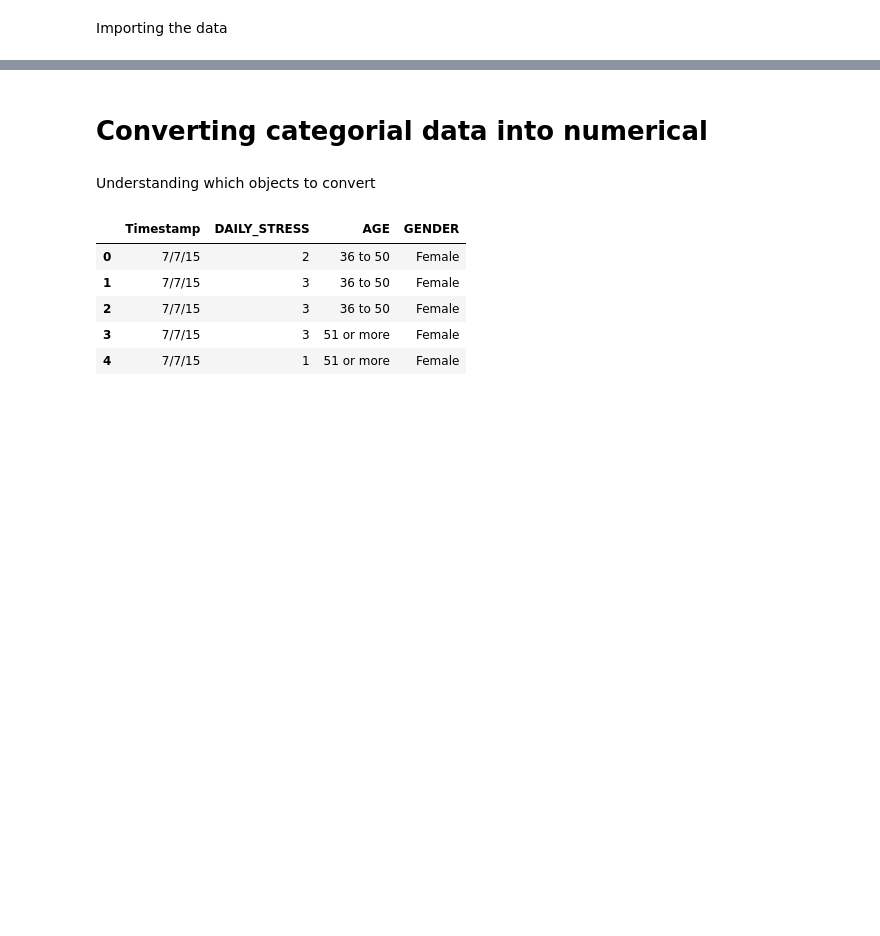
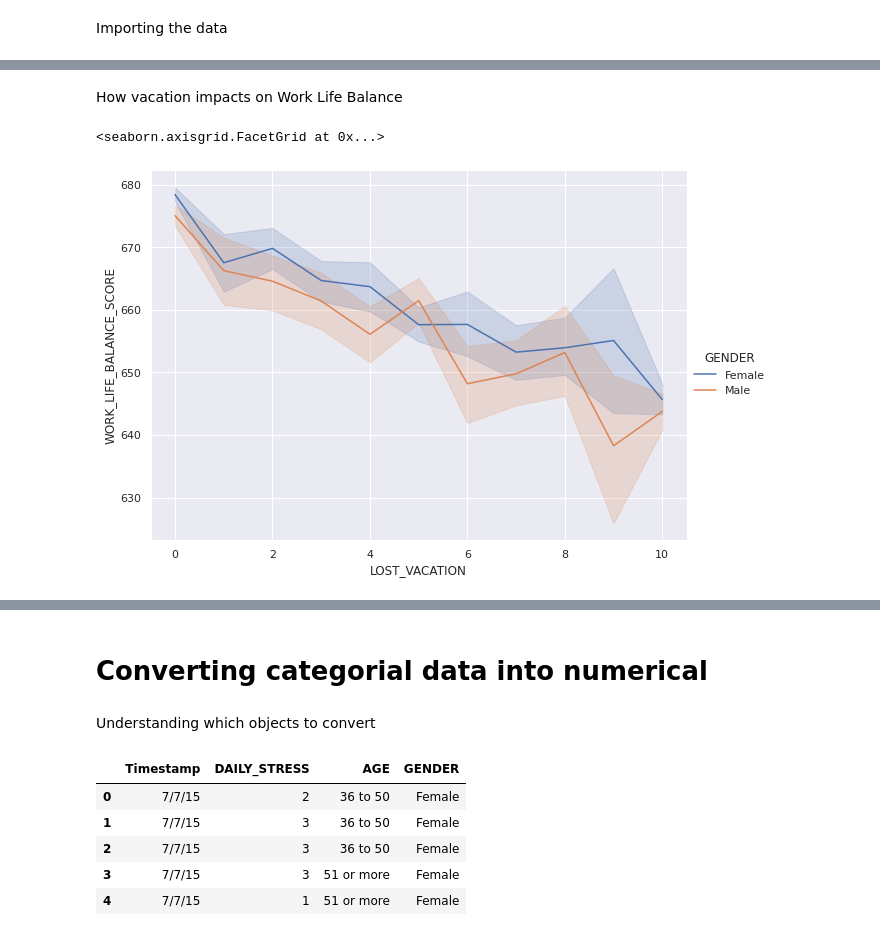
Before and after one commit to revanthmadasu/LifestyleWellbeing, a Jupyter notebook: LifestyleWellbeing.ipynb, the cells around one changed output, grey strips where cells are left out. Cells and saved outputs as stored; diff of their text form; code cells hidden in the pictures; blank space fills up the shorter version.

```diff
--- a/LifestyleWellbeing.ipynb
+++ b/LifestyleWellbeing.ipynb
@@ -14,0 +94,7 @@ y = dataset.iloc[:, -1].values
+# %% [markdown]
+How vacation impacts on Work Life Balance
+# %%
+sns.relplot(data=dataset, x="LOST_VACATION", y="WORK_LIFE_BALANCE_SCORE", kind="line", hue="GENDER", height=6, aspect=11.7/8.27)
+# %% [output]
+<seaborn.axisgrid.FacetGrid at 0x...>
+[figure, added]
```
Also changed, not shown: parts of 19 cells of this notebook.
